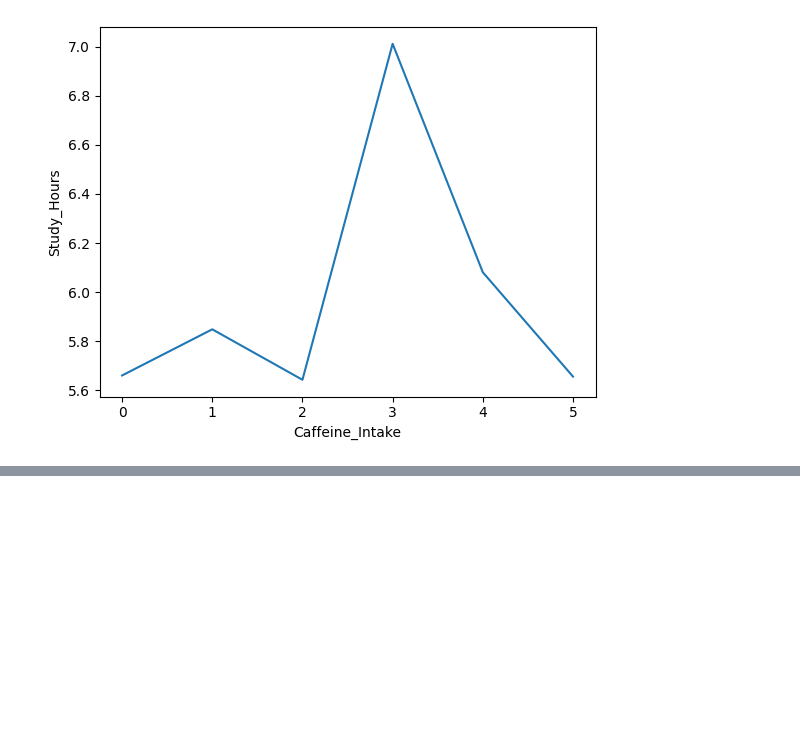
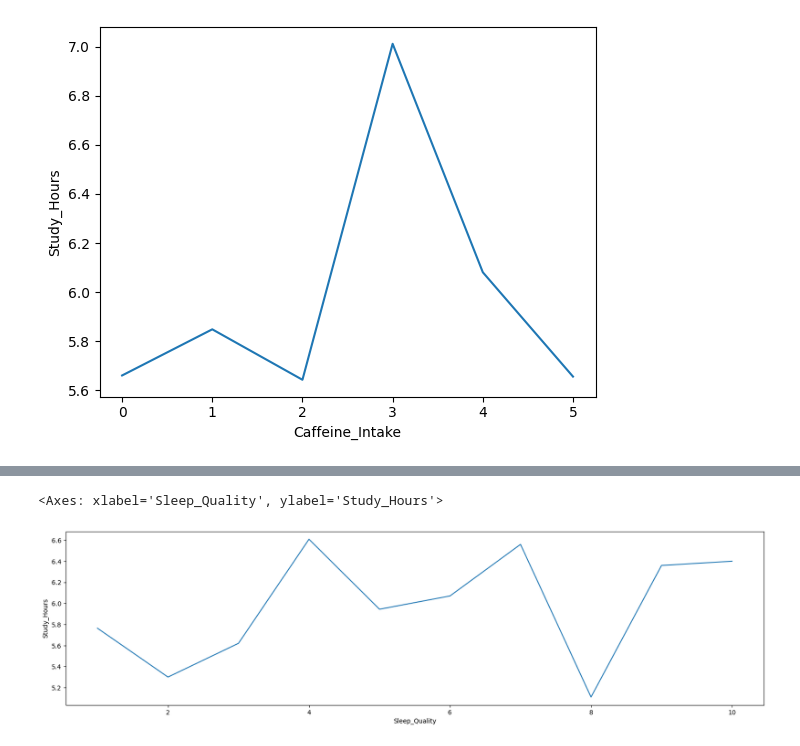
Before and after one commit to aaronkr-classroom/0-team-project-team-b, a Jupyter notebook: main.ipynb, the cells around one changed output, grey strips where cells are left out. Cells and saved outputs as stored; diff of their text form; code cells hidden in the pictures; blank space fills up the shorter version.

```diff
--- a/main.ipynb
+++ b/main.ipynb
@@ -146,0 +165,7 @@ sns.lineplot(x='Caffeine_Intake',y='Study_Hours',data=student_1)
+# %%
+student_Sleep_Quality_1 =student.groupby("Sleep_Quality").agg({"Study_Hours":"mean"}).reset_index()
+plt.figure(figsize=(20,5))
+sns.lineplot(x='Sleep_Quality',y='Study_Hours',data=student_Sleep_Quality_1)
+# %% [output]
+<Axes: xlabel='Sleep_Quality', ylabel='Study_Hours'>
+[figure, added]
```
Also changed, not shown: parts of 9 cells of this notebook.
